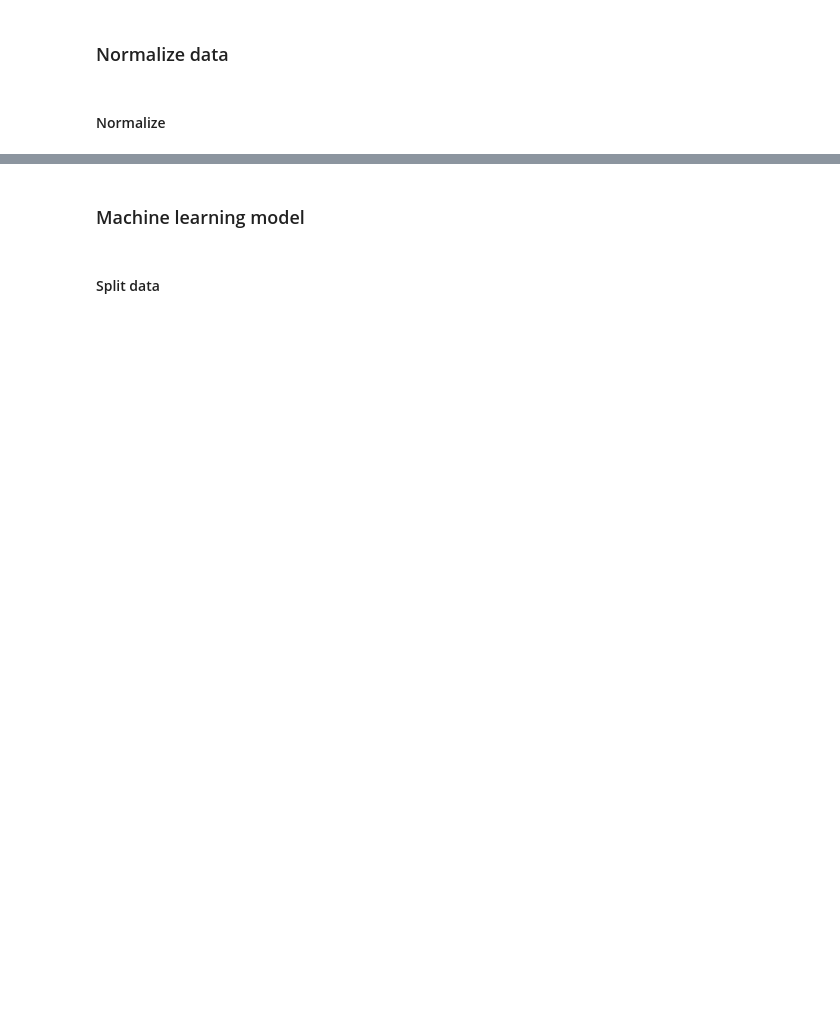
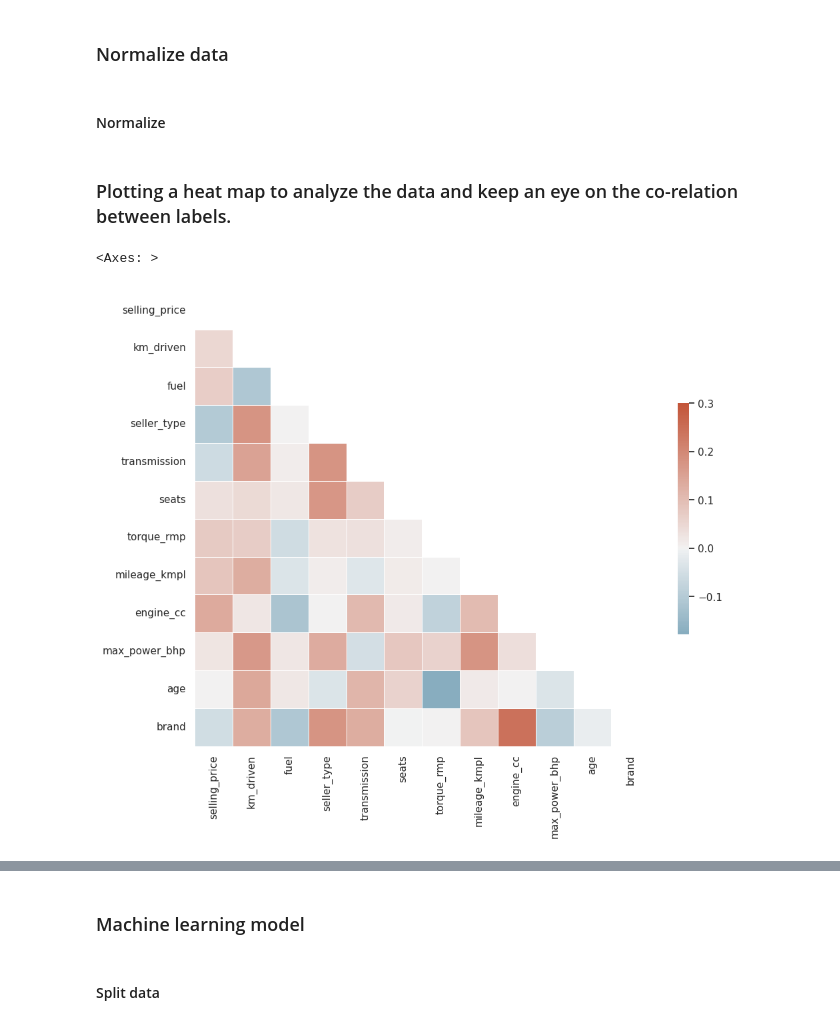
Before and after one commit to iramamy/CarPrice, a Jupyter notebook: carprice_prediction.ipynb, the cells around one changed output, grey strips where cells are left out. Drawn from its saved outputs; the diff is of its cells as text; code cells hidden in the pictures; blank space fills up the shorter version.

```diff
--- a/carprice_prediction.ipynb
+++ b/carprice_prediction.ipynb
@@ -215,3 +224,19 @@ for col in data_copy.columns:
         pass
     else:
         data_copy[col] = normalize(data_copy[col])
+# %% [markdown]
+### Plotting a heat map to analyze the data and keep an eye on the co-relation between labels.
+# %%
+sns.set_theme(style="white")
+rs = np.random.RandomState(33)
+d = pd.DataFrame(data=rs.normal(size=(100, 12)),
+                 columns=list(data_copy))
+corr = d.corr()
+mask = np.triu(np.ones_like(corr, dtype=bool))
+f, ax = plt.subplots(figsize=(11, 9))
+cmap = sns.diverging_palette(230, 20, as_cmap=True)
+sns.heatmap(corr, mask=mask, cmap=cmap, vmax=.3, center=0,
+            square=True, linewidths=.5, cbar_kws={"shrink": .5})
+# %% [output]
+<Axes: >
+[figure, added]
```
Also changed, not shown: parts of 12 cells of this notebook.
